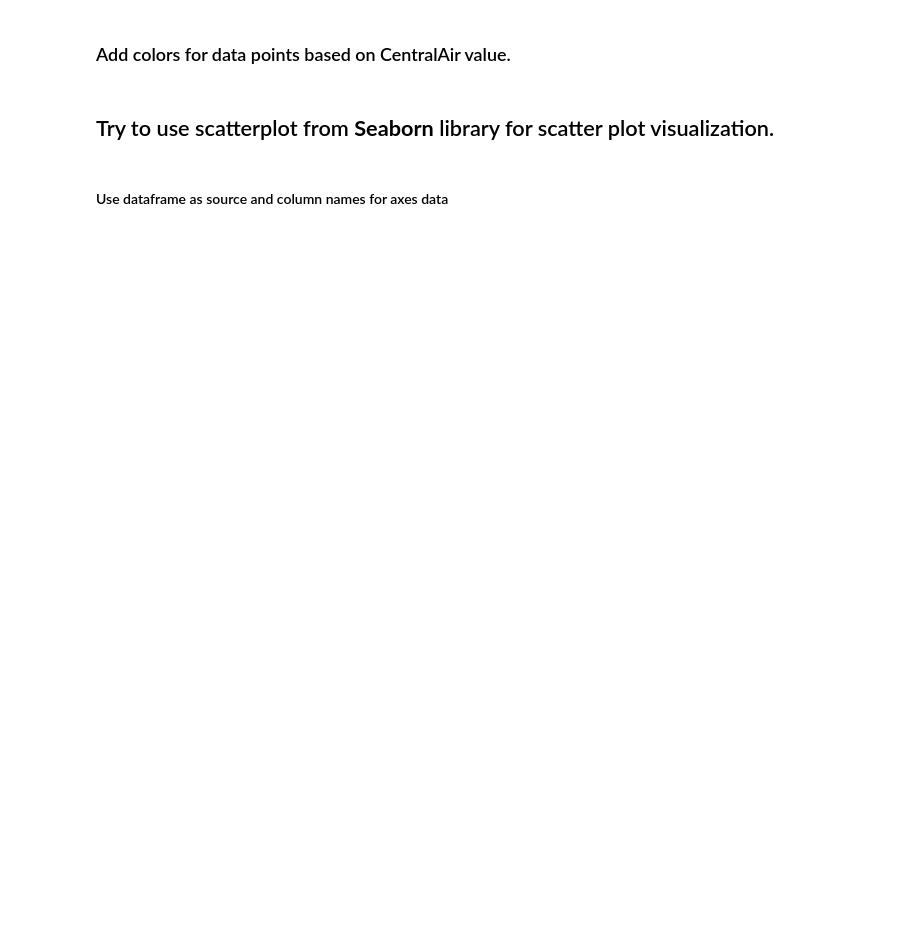
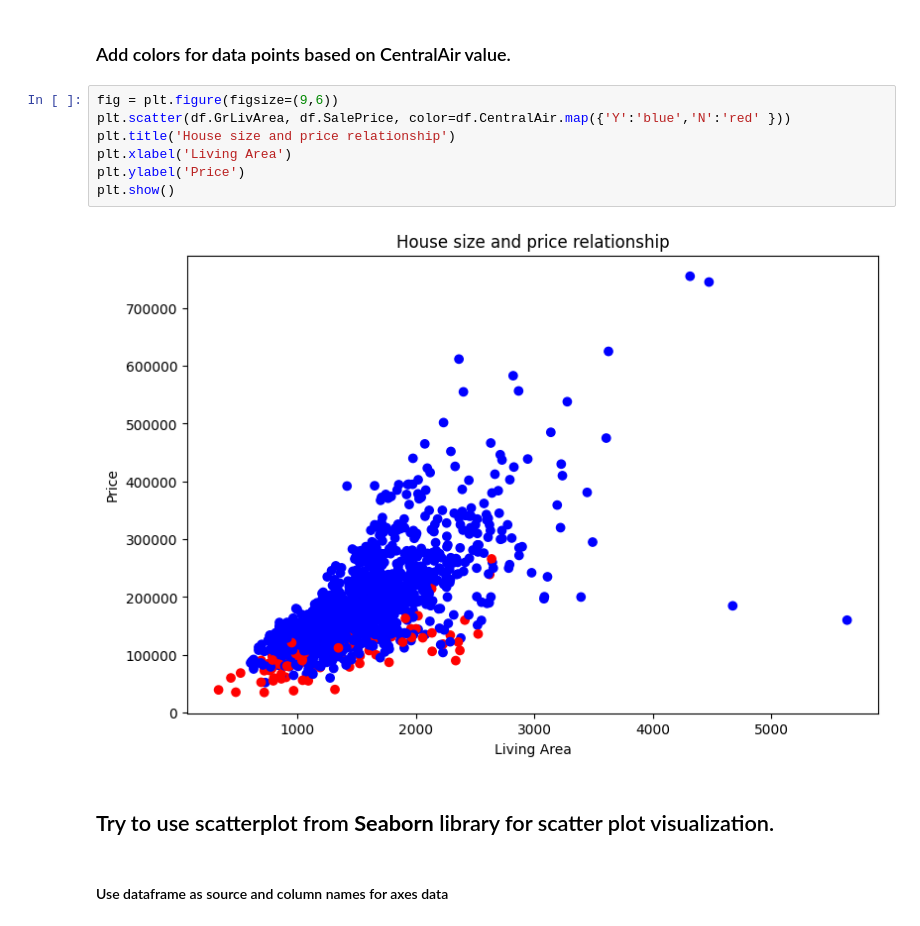
Before and after one commit to MikabuGyr/ZSU, a Jupyter notebook: fml_01.ipynb, the cells around one changed output. Drawn from its saved outputs; the diff is of its cells as text; blank space fills up the shorter version.

```diff
--- a/fml_01.ipynb
+++ b/fml_01.ipynb
@@ -221,5 +423,14 @@ df.head()
 # %% [markdown]
 ### Add colors for data points based on CentralAir value.
+# %%
+fig = plt.figure(figsize=(9,6))
+plt.scatter(df.GrLivArea, df.SalePrice, color=df.CentralAir.map({'Y':'blue','N':'red' }))
+plt.title('House size and price relationship')
+plt.xlabel('Living Area')
+plt.ylabel('Price')
+plt.show()
+# %% [output]
+[figure, added]
 # %% [markdown]
 ## Try to use scatterplot from **Seaborn** library for scatter plot visualization.
 # %% [markdown]
```
Also changed, not shown: parts of 30 cells of this notebook.
